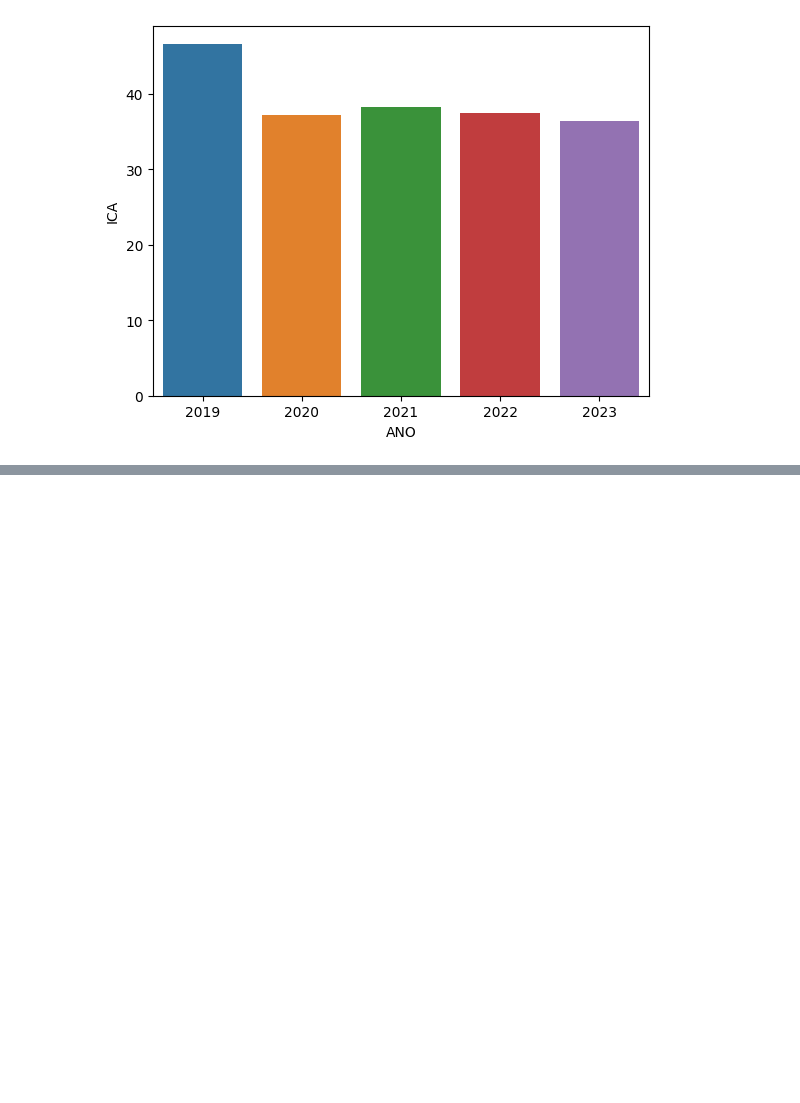
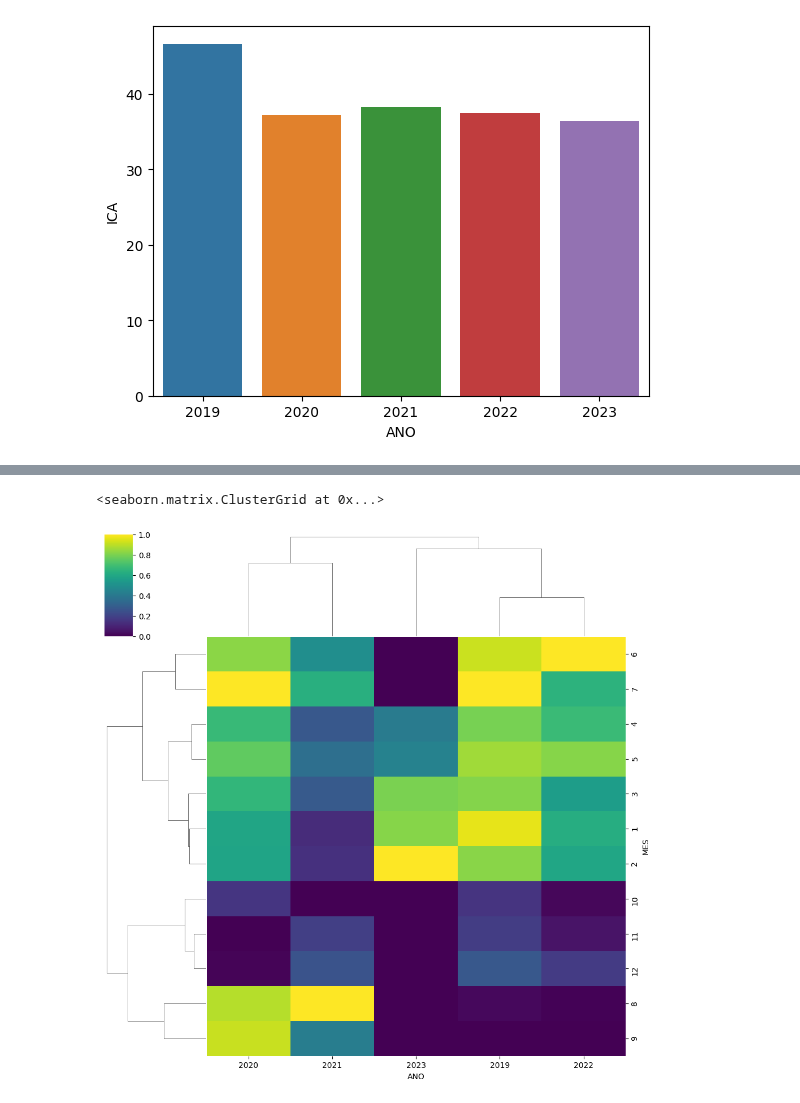
Before and after one commit to EmmaMontalban/grupo1_analisis, a Jupyter notebook: notebooks/5.Analisis_bivariante.ipynb, the cells around one changed output, grey strips where cells are left out. Saved outputs shown, nothing was run; the diff lists cells and outputs as text; code cells hidden in the pictures; blank space fills up the shorter version.

```diff
--- a/notebooks/5.Analisis_bivariante.ipynb
+++ b/notebooks/5.Analisis_bivariante.ipynb
@@ -39,0 +110,3 @@ ax = sns.barplot(data=df_ica_ano, x='ANO', y='ICA')
+# %%
+df_pivot = df1.pivot_table(index="MES", columns="ANO", values="SO2")
+df_pivot.head(12)
@@ -39,0 +138,2 @@ ax = sns.barplot(data=df_ica_ano, x='ANO', y='ICA')
+# %%
+df_pivot[2023.0] = df_pivot[2023.0].fillna(0)
@@ -39,0 +157,5 @@ ax = sns.barplot(data=df_ica_ano, x='ANO', y='ICA')
+# %%
+sns.clustermap(df_pivot, cmap="viridis", standard_scale=1)
+# %% [output]
+<seaborn.matrix.ClusterGrid at 0x...>
+[figure, added]
```
Also changed, not shown: parts of 8 cells of this notebook.
